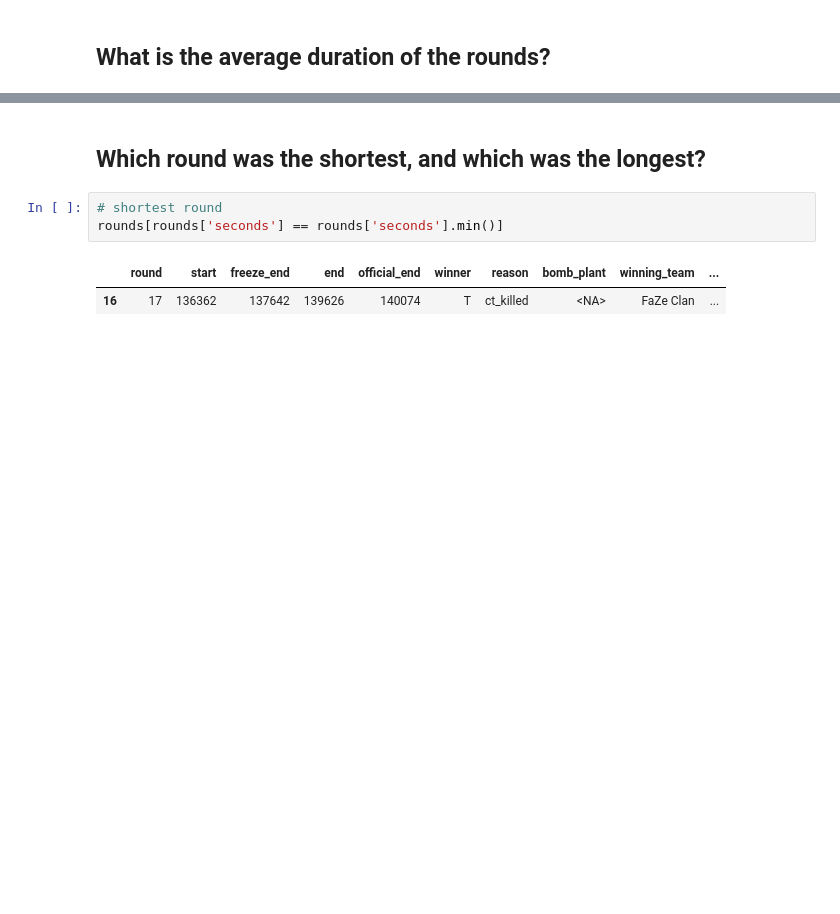
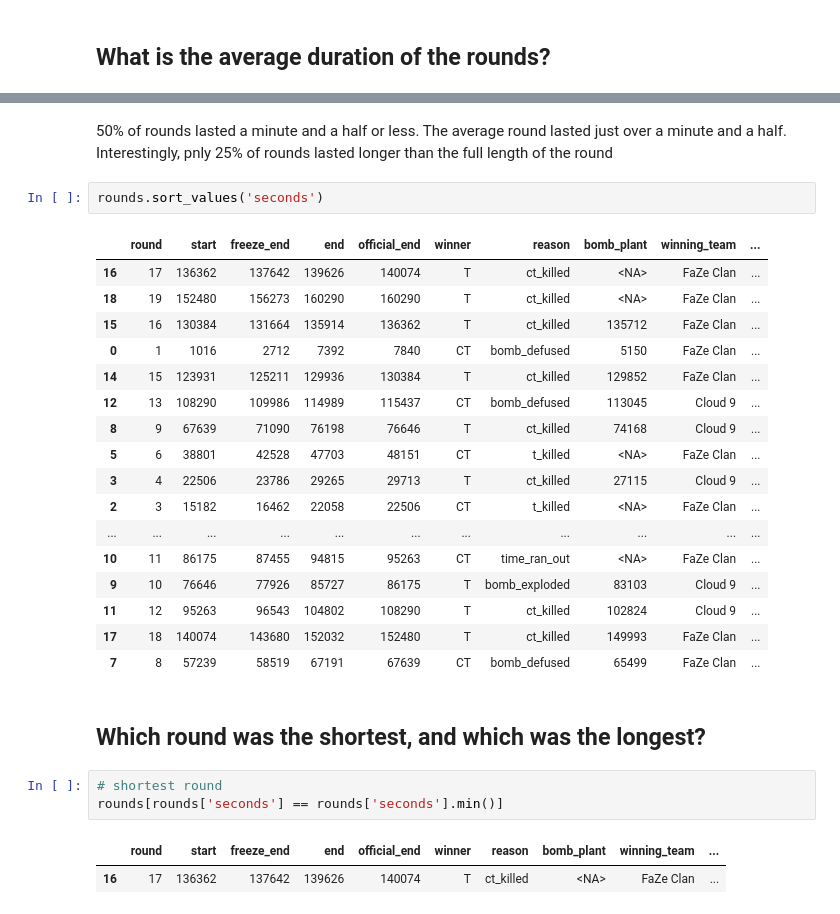
Before and after one commit to dickinsonmatt/counter-strike, a Jupyter notebook: analysis.ipynb, the cells around one changed output, grey strips where cells are left out. Cells and saved outputs as stored; diff of their text form; blank space fills up the shorter version.

```diff
--- a/analysis.ipynb
+++ b/analysis.ipynb
@@ -314,3 +320,25 @@ seconds_five_num_summary
+# %% [markdown]
+50% of rounds lasted a minute and a half or less. The average round lasted just over a minute and a half. Interestingly, pnly 25% of rounds lasted longer than the full length of the round
+# %%
+rounds.sort_values('seconds')
+# %% [output]
+|  | round | start | freeze_end | end | official_end | winner | reason | bomb_plant | winning_team | ... |
+| 16 | 17 | 136362 | 137642 | 139626 | 140074 | T | ct_killed | <NA> | FaZe Clan | ... |
+| 18 | 19 | 152480 | 156273 | 160290 | 160290 | T | ct_killed | <NA> | FaZe Clan | ... |
+| 15 | 16 | 130384 | 131664 | 135914 | 136362 | T | ct_killed | 135712 | FaZe Clan | ... |
+| 0 | 1 | 1016 | 2712 | 7392 | 7840 | CT | bomb_defused | 5150 | FaZe Clan | ... |
+| 14 | 15 | 123931 | 125211 | 129936 | 130384 | T | ct_killed | 129852 | FaZe Clan | ... |
+| 12 | 13 | 108290 | 109986 | 114989 | 115437 | CT | bomb_defused | 113045 | Cloud 9 | ... |
+| 8 | 9 | 67639 | 71090 | 76198 | 76646 | T | ct_killed | 74168 | Cloud 9 | ... |
+| 5 | 6 | 38801 | 42528 | 47703 | 48151 | CT | t_killed | <NA> | FaZe Clan | ... |
+| 3 | 4 | 22506 | 23786 | 29265 | 29713 | T | ct_killed | 27115 | Cloud 9 | ... |
+| 2 | 3 | 15182 | 16462 | 22058 | 22506 | CT | t_killed | <NA> | FaZe Clan | ... |
+| ... | ... | ... | ... | ... | ... | ... | ... | ... | ... | ... |
+| 10 | 11 | 86175 | 87455 | 94815 | 95263 | CT | time_ran_out | <NA> | FaZe Clan | ... |
+| 9 | 10 | 76646 | 77926 | 85727 | 86175 | T | bomb_exploded | 83103 | Cloud 9 | ... |
+| 11 | 12 | 95263 | 96543 | 104802 | 108290 | T | ct_killed | 102824 | Cloud 9 | ... |
+| 17 | 18 | 140074 | 143680 | 152032 | 152480 | T | ct_killed | 149993 | FaZe Clan | ... |
+| 7 | 8 | 57239 | 58519 | 67191 | 67639 | CT | bomb_defused | 65499 | FaZe Clan | ... |
 # %% [markdown]
 ## Which round was the shortest, and which was the longest?
 # %%
```
Also changed, not shown: parts of 18 cells of this notebook.
